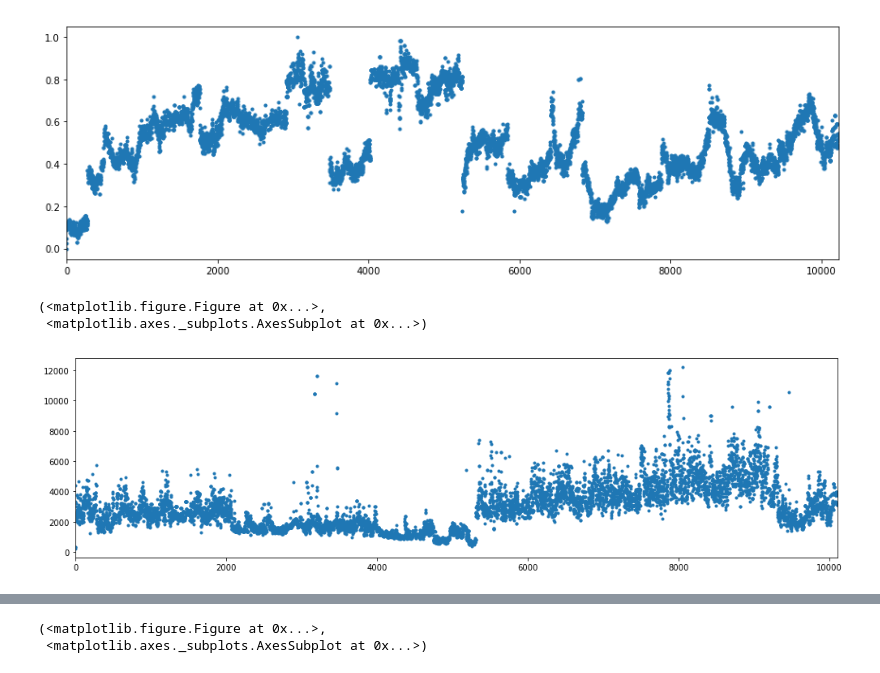
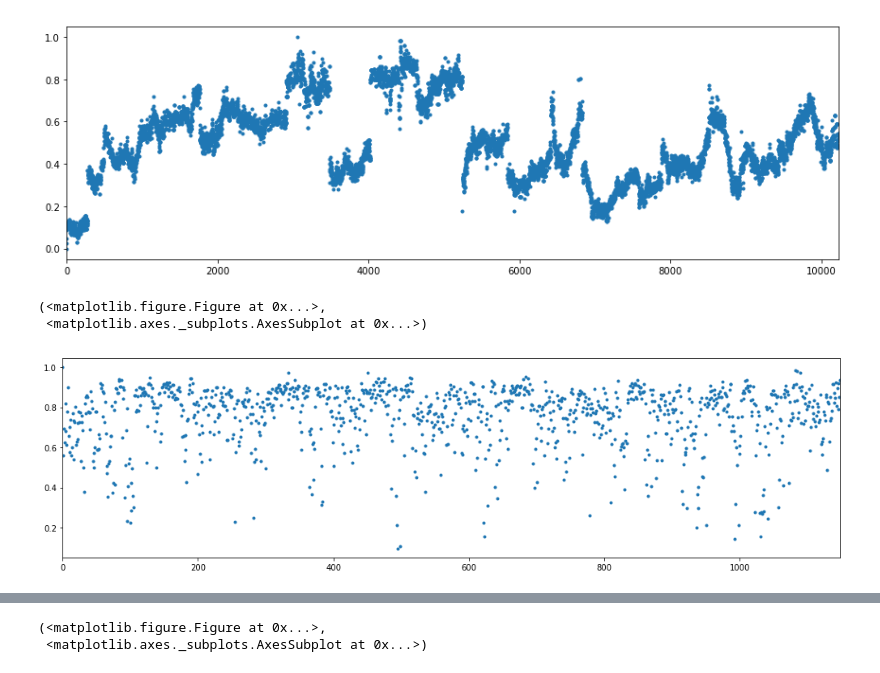
Before and after one commit to tiavlovskiegor24/CRG, a Jupyter notebook: HIV expression.ipynb, the cells around one changed output, grey strips where cells are left out. Saved outputs shown, nothing was run; the diff lists cells and outputs as text; code cells hidden in the pictures.

```diff
--- a/HIV expression.ipynb
+++ b/HIV expression.ipynb
@@ -25,7 +25,7 @@ IOError: [Errno 2] No such file or directory: '/mnt/shared/data/HiC_processing/r
 # %%
 %run dataset_processing.py
 %run feature_types.py
-ML_inputs = get_ML_inputs(cat = "train")
+ML_inputs = get_ML_inputs()
 # %% [output]
 1. Encoding categorical features
 
@@ -84,12 +64,12 @@ myplot(array,style=".")
  <matplotlib.axes._subplots.AxesSubplot at 0x...>)
 [figure]
 # %%
-feature = "gmfpt"
-array = ML_inputs["samples"][:,ML_inputs["feature_types"][feature]].ravel().astype(float)
+feature = "ab_score"
+array = ML_inputs["test_samples"][:,ML_inputs["feature_types"][feature]].ravel().astype(float)
 array = array[np.isfinite(array)]
 %run myplot
 myplot(array,style=".")
 # %% [output]
 (<matplotlib.figure.Figure at 0x...>,
  <matplotlib.axes._subplots.AxesSubplot at 0x...>)
-[figure, old version]
+[figure, new version]
```
Also changed, not shown: parts of 4 cells of this notebook, 4 other files.
